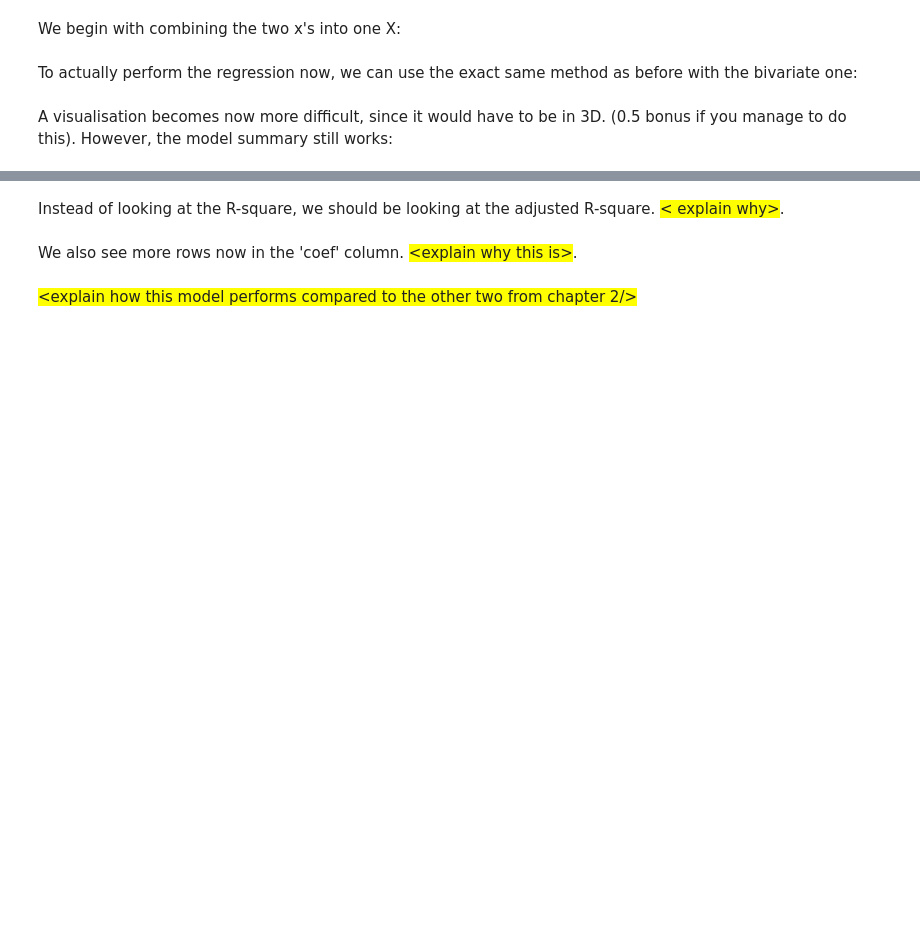
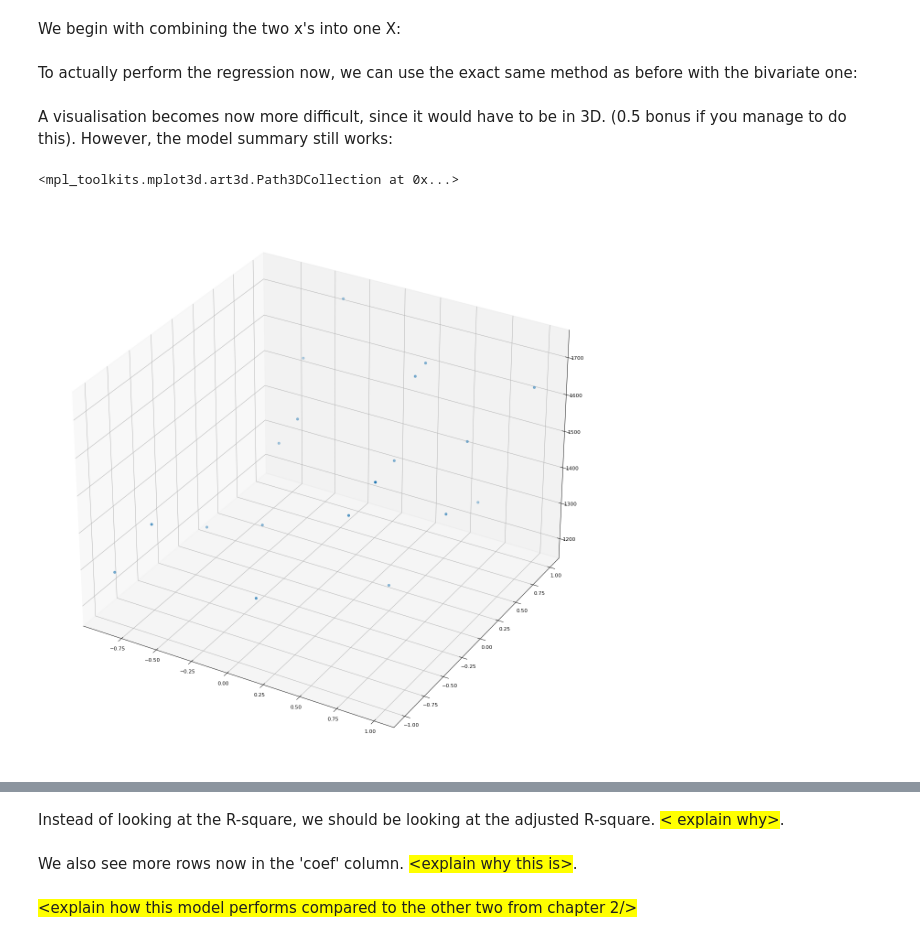
Before and after one commit to stephenpangga/Data-mining-and-statistics, a Jupyter notebook: Week 4/try-assignment/DMS - S4 - Assignment 1 - Template.ipynb, the cells around one changed output, grey strips where cells are left out. Drawn from its saved outputs; the diff is of its cells as text; code cells hidden in the pictures; blank space fills up the shorter version.

Commit message:
made a 3d scatterplot

```diff
--- a/Week 4/try-assignment/DMS - S4 - Assignment 1 - Template.ipynb
+++ b/Week 4/try-assignment/DMS - S4 - Assignment 1 - Template.ipynb
@@ -315,6 +315,25 @@ xRes_train, xRes_test, yRes_train, yRes_test = train_test_split(combine_X, FGMyR
 myModel=LinearRegression().fit(xRes_train, yRes_train)
 # %% [markdown]
 A visualisation becomes now more difficult, since it would have to be in 3D. (0.5 bonus if you manage to do this). However, the model summary still works:
+# %%
+#3D scatterplot
+fig = plt.figure(figsize=(20,20), dpi=80)
+ax = plt.axes(projection='3d')
+
+##practice from stacked overflow
+# zdata = 15 * np.random.random(100)
+# xdata = np.sin(zdata) + 0.1 * np.random.randn(100)
+# ydata = np.cos(zdata) + 0.1 * np.random.randn(100)
+# ax.scatter3D(xdata, ydata, zdata)
+
+#basketball data
+zdata = FGAx
+xdata = np.sin(PTSx)
+ydata = np.cos(FGMy)
+ax.scatter3D(xdata, ydata, zdata)
+# %% [output]
+<mpl_toolkits.mplot3d.art3d.Path3DCollection at 0x...>
+[figure, added]
 # %%
 #code to show model summary and accuracy score
 newX = sm.add_constant(combine_X)
```
Also changed, not shown: parts of 3 cells of this notebook.
